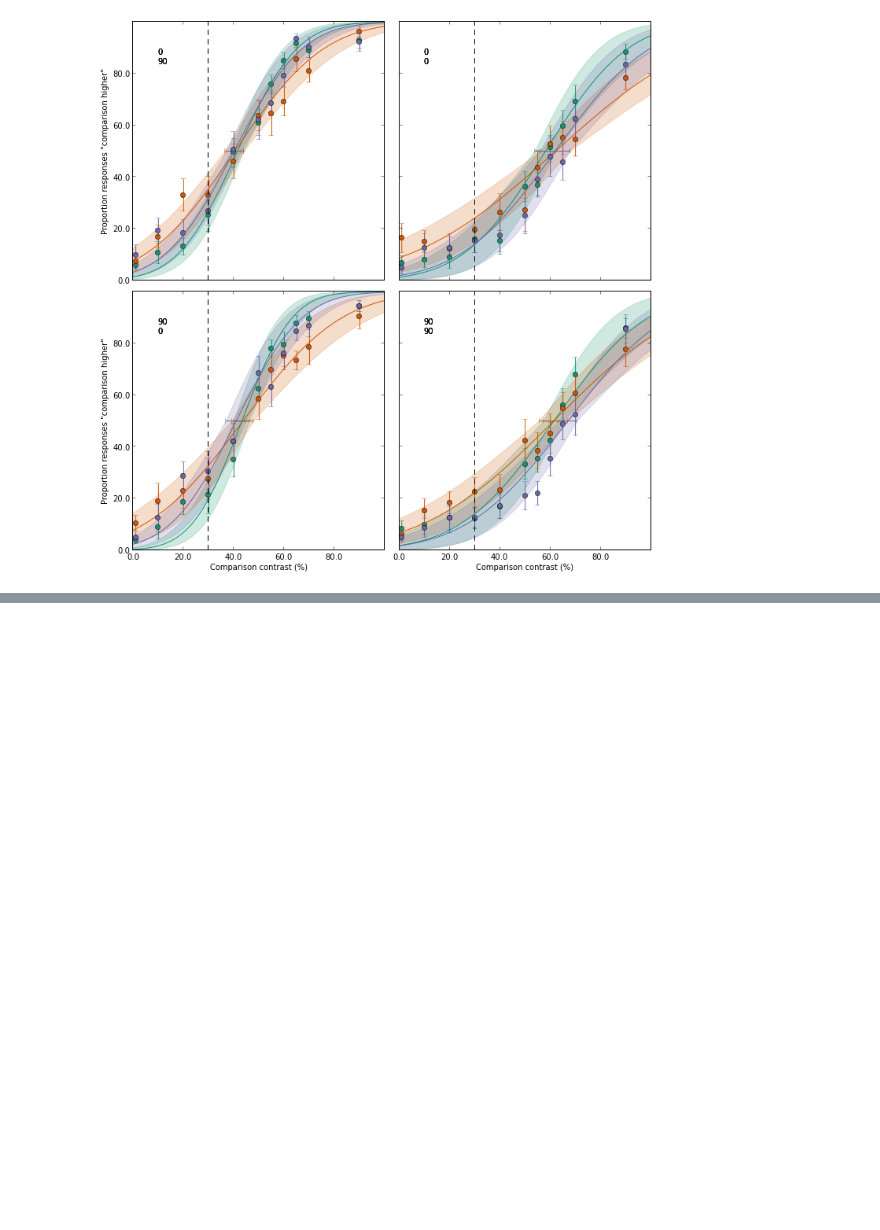
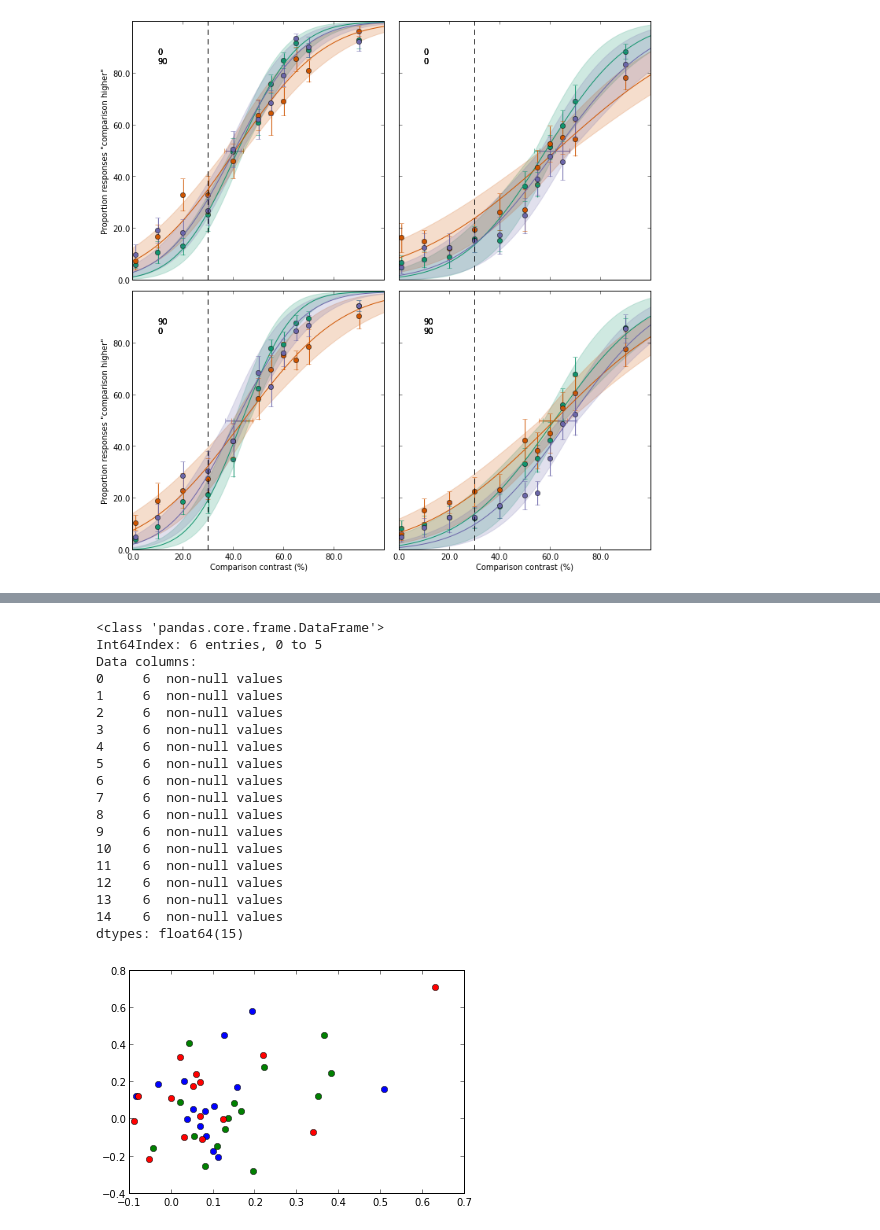
Before and after one commit to arokem/att_ss, a Jupyter notebook: GroupAnalysis.ipynb, the cells around one changed output, grey strips where cells are left out. Drawn from its saved outputs; the diff is of its cells as text; code cells hidden in the pictures; blank space fills up the shorter version.

```diff
--- a/GroupAnalysis.ipynb
+++ b/GroupAnalysis.ipynb
@@ -402,3 +493,34 @@ fig_sens.savefig(path_to_files + 'figures/threshold.svg')
+# %%
+plot(cond_bias[0],cond_sens[0],'o')
+plot(cond_bias[1],cond_sens[1],'o')
+plot(cond_bias[2],cond_sens[2],'o')
+
+stats.pearsonr(cond_bias[2], cond_sens[2])
+
+df = pd.DataFrame(np.concatenate([cond_bias, cond_sens]))
+
+df
+# %% [output]
+<class 'pandas.core.frame.DataFrame'>
+Int64Index: 6 entries, 0 to 5
+Data columns:
+0     6  non-null values
+1     6  non-null values
+2     6  non-null values
+3     6  non-null values
+4     6  non-null values
+5     6  non-null values
+6     6  non-null values
+7     6  non-null values
+8     6  non-null values
+9     6  non-null values
+10    6  non-null values
+11    6  non-null values
+12    6  non-null values
+13    6  non-null values
+14    6  non-null values
+dtypes: float64(15)
+[figure, added]
 # %%
 def power_law(x, k=1.0):
     """
```
Also changed, not shown: parts of 22 cells of this notebook, 3 other files.
